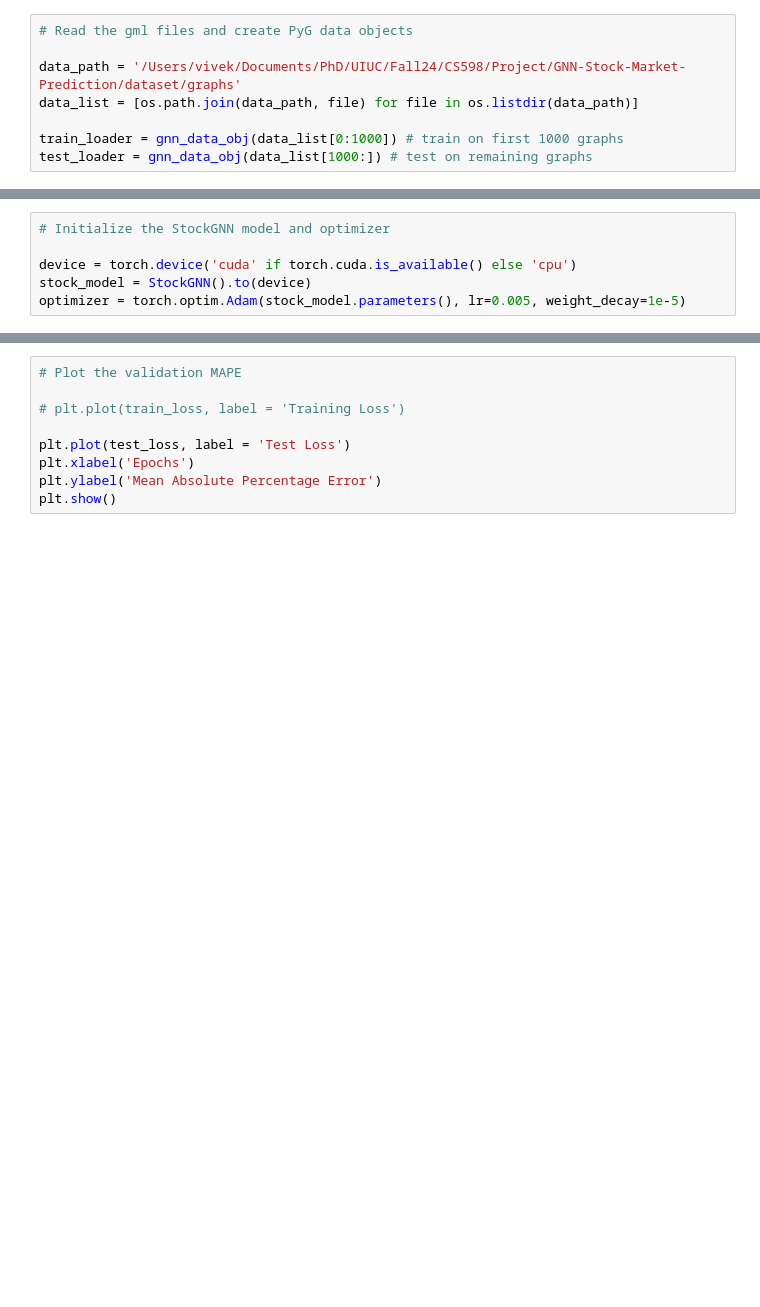
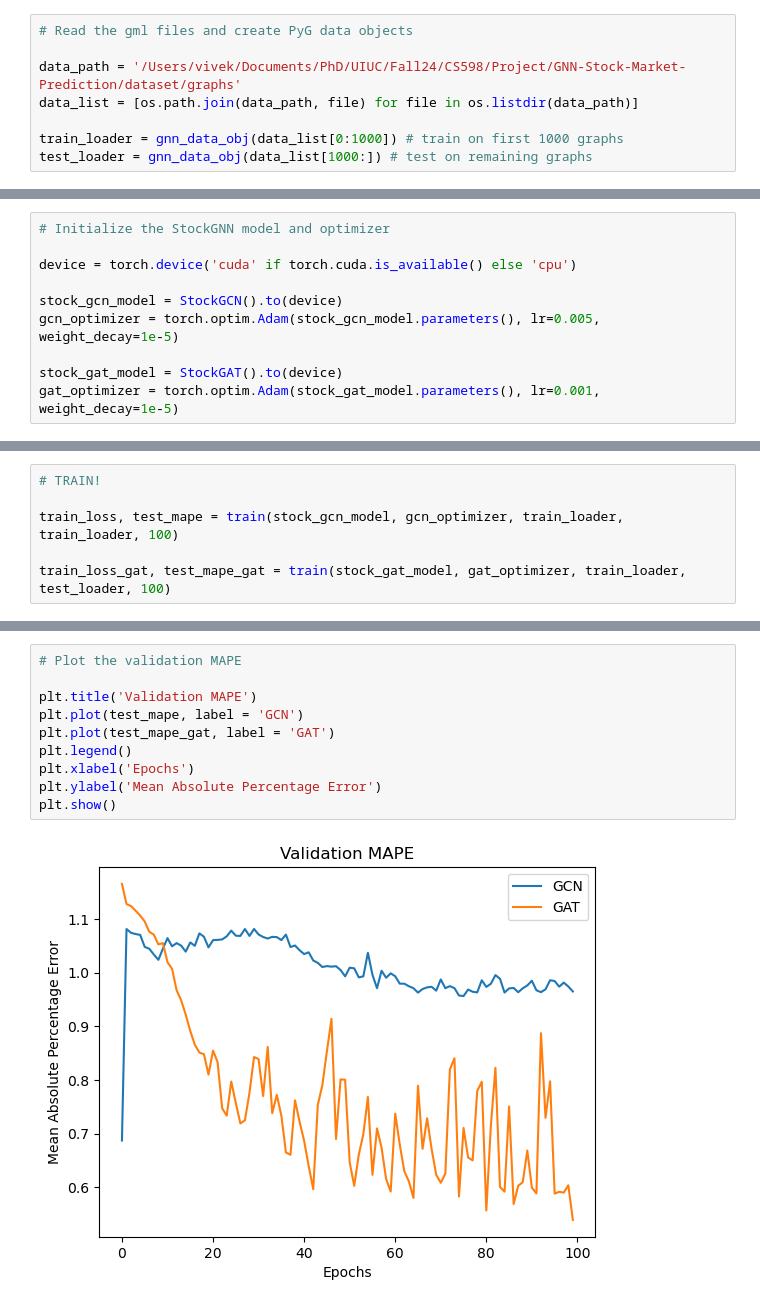
Before and after one commit to WyattMayor/GNN-Stock-Market-Prediction, a Jupyter notebook: console.ipynb, the cells around one changed output, grey strips where cells are left out. Saved outputs shown, nothing was run; the diff lists cells and outputs as text; blank space fills up the shorter version.

```diff
--- a/console.ipynb
+++ b/console.ipynb
@@ -31,5 +32,9 @@ Training
 # Initialize the StockGNN model and optimizer
 
 device = torch.device('cuda' if torch.cuda.is_available() else 'cpu')
-stock_model = StockGNN().to(device)
-optimizer = torch.optim.Adam(stock_model.parameters(), lr=0.005, weight_decay=1e-5)
+
+stock_gcn_model = StockGCN().to(device)
+gcn_optimizer = torch.optim.Adam(stock_gcn_model.parameters(), lr=0.005, weight_decay=1e-5)
+
+stock_gat_model = StockGAT().to(device)
+gat_optimizer = torch.optim.Adam(stock_gat_model.parameters(), lr=0.001, weight_decay=1e-5)
@@ -39,0 +41,6 @@ train_loss, test_loss = train_gnn(stock_model, optimizer, train_loader, test_loa
+# %%
+# TRAIN!
+
+train_loss, test_mape = train(stock_gcn_model, gcn_optimizer, train_loader, train_loader, 100)
+
+train_loss_gat, test_mape_gat = train(stock_gat_model, gat_optimizer, train_loader, test_loader, 100)
@@ -40,9 +61,12 @@ train_loss, test_loss = train_gnn(stock_model, optimizer, train_loader, test_loa
 # %%
 # Plot the validation MAPE
 
-# plt.plot(train_loss, label = 'Training Loss')
-
-plt.plot(test_loss, label = 'Test Loss')
+plt.title('Validation MAPE')
+plt.plot(test_mape, label = 'GCN')
+plt.plot(test_mape_gat, label = 'GAT')
+plt.legend()
 plt.xlabel('Epochs')
 plt.ylabel('Mean Absolute Percentage Error')
 plt.show()
+# %% [output]
+[figure, added]
```
Also changed, not shown: parts of 10 cells of this notebook, 4 other files.
